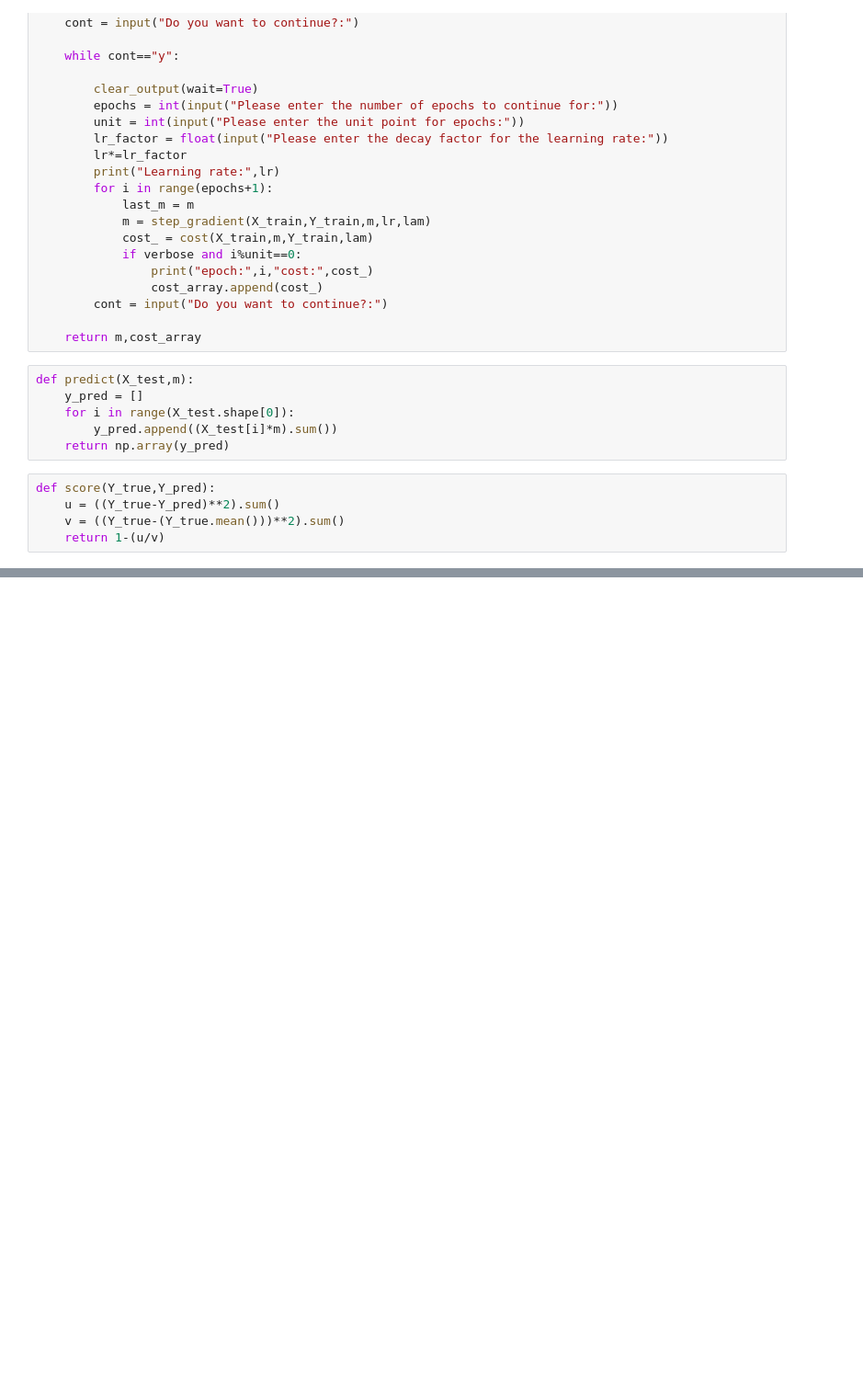
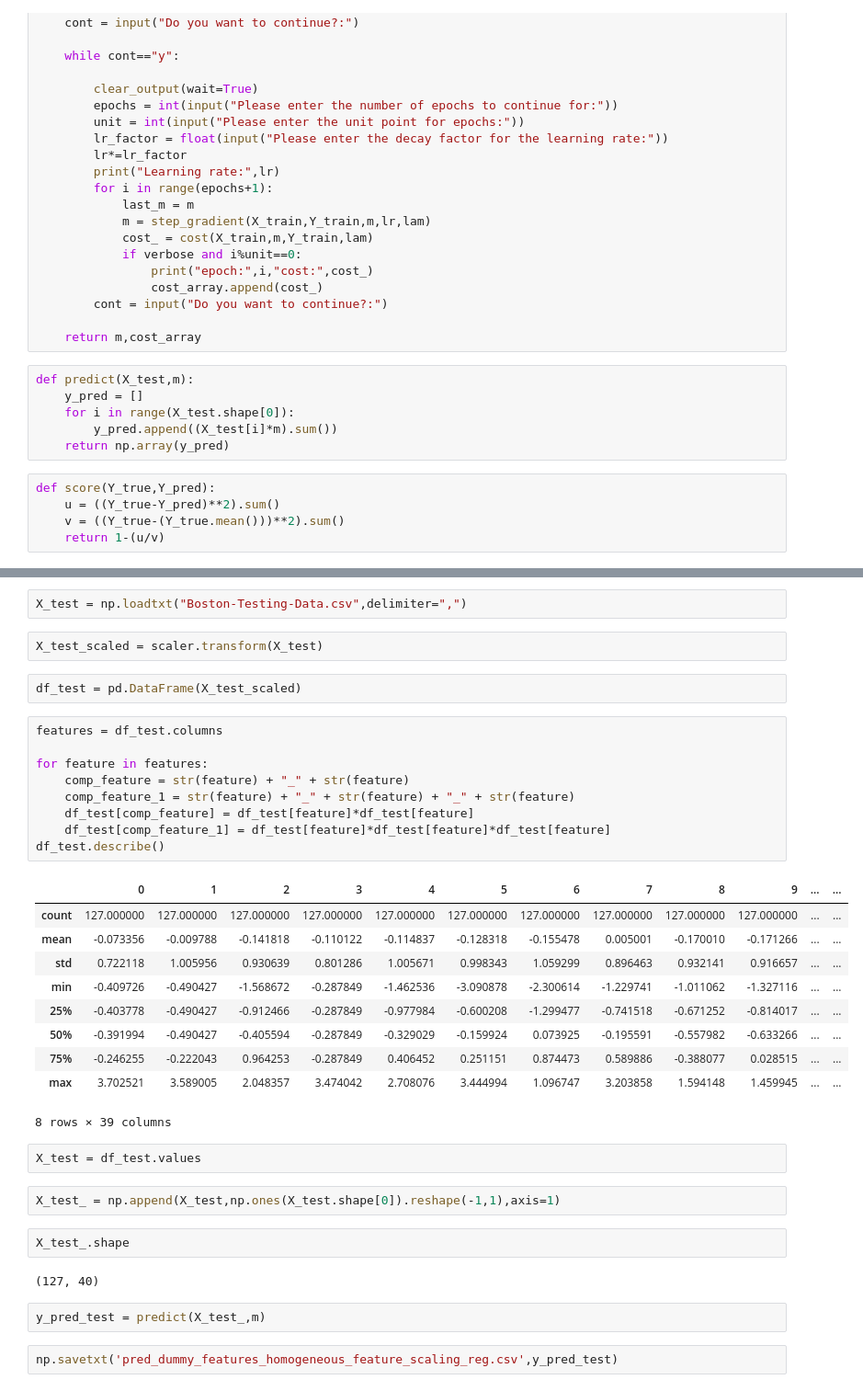
Before and after one commit to championballer/coding-ninjas-machine-learning, a Jupyter notebook: Module-10-Project-Gradient-Descent/Boston-Gradient-Descent/Gradient-Descent-Boston-Dummy-Features-Homogeneous-Regularisation-Workbook.ipynb, the cells around one changed output, grey strips where cells are left out. Shown at 92% size. Drawn from its saved outputs; the diff is of its cells as text; blank space fills up the shorter version.

```diff
--- a/Module-10-Project-Gradient-Descent/Boston-Gradient-Descent/Gradient-Descent-Boston-Dummy-Features-Homogeneous-Regularisation-Workbook.ipynb
+++ b/Module-10-Project-Gradient-Descent/Boston-Gradient-Descent/Gradient-Descent-Boston-Dummy-Features-Homogeneous-Regularisation-Workbook.ipynb
@@ -146,0 +162,38 @@ epoch: 2000 cost: 19.61813339634728
+# %%
+X_test = np.loadtxt("Boston-Testing-Data.csv",delimiter=",")
+# %%
+X_test_scaled = scaler.transform(X_test)
+# %%
+df_test = pd.DataFrame(X_test_scaled)
+# %%
+features = df_test.columns
+
+for feature in features:
+    comp_feature = str(feature) + "_" + str(feature)
+    comp_feature_1 = str(feature) + "_" + str(feature) + "_" + str(feature)
+    df_test[comp_feature] = df_test[feature]*df_test[feature]
+    df_test[comp_feature_1] = df_test[feature]*df_test[feature]*df_test[feature]
+df_test.describe()
+# %% [output]
+|  | 0 | 1 | 2 | 3 | 4 | 5 | 6 | 7 | 8 | 9 | ... | ... |
+| count | 127.000000 | 127.000000 | 127.000000 | 127.000000 | 127.000000 | 127.000000 | 127.000000 | 127.000000 | 127.000000 | 127.000000 | ... | ... |
+| mean | -0.073356 | -0.009788 | -0.141818 | -0.110122 | -0.114837 | -0.128318 | -0.155478 | 0.005001 | -0.170010 | -0.171266 | ... | ... |
+| std | 0.722118 | 1.005956 | 0.930639 | 0.801286 | 1.005671 | 0.998343 | 1.059299 | 0.896463 | 0.932141 | 0.916657 | ... | ... |
+| min | -0.409726 | -0.490427 | -1.568672 | -0.287849 | -1.462536 | -3.090878 | -2.300614 | -1.229741 | -1.011062 | -1.327116 | ... | ... |
+| 25% | -0.403778 | -0.490427 | -0.912466 | -0.287849 | -0.977984 | -0.600208 | -1.299477 | -0.741518 | -0.671252 | -0.814017 | ... | ... |
+| 50% | -0.391994 | -0.490427 | -0.405594 | -0.287849 | -0.329029 | -0.159924 | 0.073925 | -0.195591 | -0.557982 | -0.633266 | ... | ... |
+| 75% | -0.246255 | -0.222043 | 0.964253 | -0.287849 | 0.406452 | 0.251151 | 0.874473 | 0.589886 | -0.388077 | 0.028515 | ... | ... |
+| max | 3.702521 | 3.589005 | 2.048357 | 3.474042 | 2.708076 | 3.444994 | 1.096747 | 3.203858 | 1.594148 | 1.459945 | ... | ... |
+8 rows × 39 columns
+# %%
+X_test = df_test.values
+# %%
+X_test_ = np.append(X_test,np.ones(X_test.shape[0]).reshape(-1,1),axis=1)
+# %%
+X_test_.shape
+# %% [output]
+(127, 40)
+# %%
+y_pred_test = predict(X_test_,m)
+# %%
+np.savetxt('pred_dummy_features_homogeneous_feature_scaling_reg.csv',y_pred_test)
```
Also changed, not shown: parts of 4 cells of this notebook, 1 other file.
